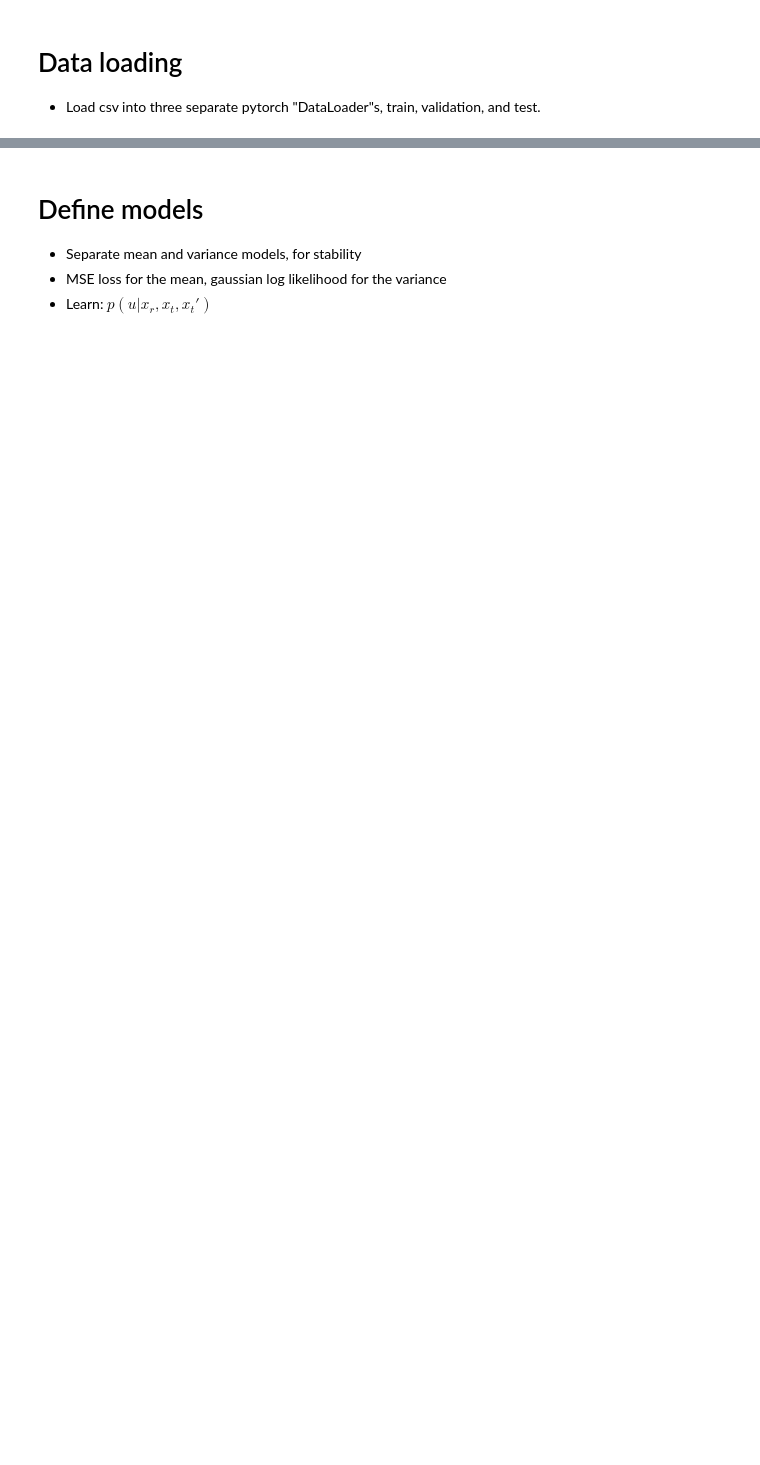
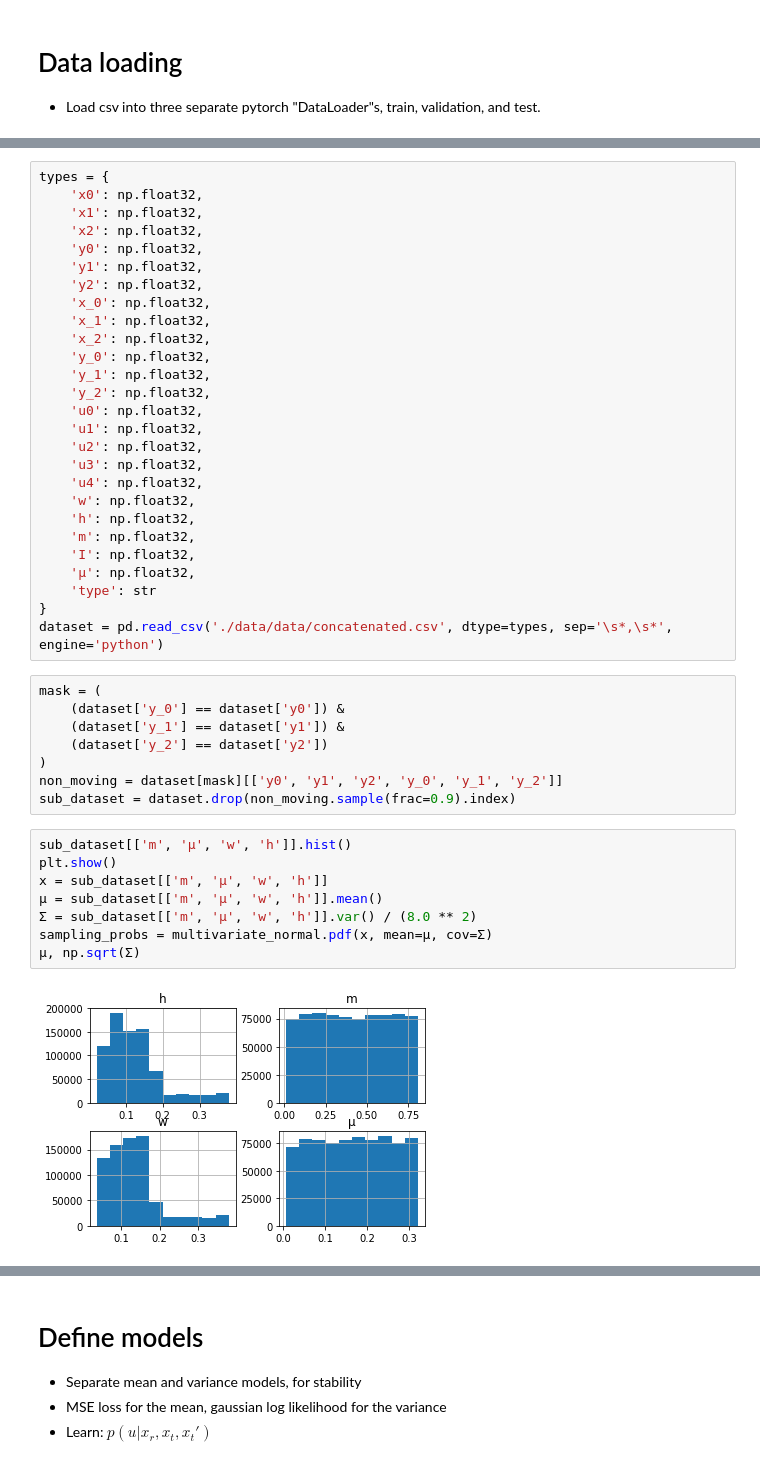
Before and after one commit to JoshuaHaustein/oracle_server, a Jupyter notebook: oracle_real.ipynb, the cells around one changed output, grey strips where cells are left out. Drawn from its saved outputs; the diff is of its cells as text; blank space fills up the shorter version.

```diff
--- a/oracle_real.ipynb
+++ b/oracle_real.ipynb
@@ -139,0 +63,45 @@ oracle_norminv.std = torch.from_numpy(σ_out.values.astype(np.float32))
+# %%
+types = {
+    'x0': np.float32,
+    'x1': np.float32,
+    'x2': np.float32,
+    'y0': np.float32,
+    'y1': np.float32,
+    'y2': np.float32,
+    'x_0': np.float32,
+    'x_1': np.float32,
+    'x_2': np.float32,
+    'y_0': np.float32,
+    'y_1': np.float32,
+    'y_2': np.float32,
+    'u0': np.float32,
+    'u1': np.float32,
+    'u2': np.float32,
+    'u3': np.float32,
+    'u4': np.float32,
+    'w': np.float32,
+    'h': np.float32,
+    'm': np.float32,
+    'I': np.float32,
+    'µ': np.float32,
+    'type': str
+}
+dataset = pd.read_csv('./data/data/concatenated.csv', dtype=types, sep='\s*,\s*', engine='python')
+# %%
+mask = (
+    (dataset['y_0'] == dataset['y0']) &
+    (dataset['y_1'] == dataset['y1']) &
+    (dataset['y_2'] == dataset['y2'])
+)
+non_moving = dataset[mask][['y0', 'y1', 'y2', 'y_0', 'y_1', 'y_2']]
+sub_dataset = dataset.drop(non_moving.sample(frac=0.9).index)
+# %%
+sub_dataset[['m', 'µ', 'w', 'h']].hist()
+plt.show()
+x = sub_dataset[['m', 'µ', 'w', 'h']]
+µ = sub_dataset[['m', 'µ', 'w', 'h']].mean()
+Σ = sub_dataset[['m', 'µ', 'w', 'h']].var() / (8.0 ** 2)
+sampling_probs = multivariate_normal.pdf(x, mean=µ, cov=Σ)
+µ, np.sqrt(Σ)
+# %% [output]
+[figure, added]
```
Also changed, not shown: parts of 49 cells of this notebook.
